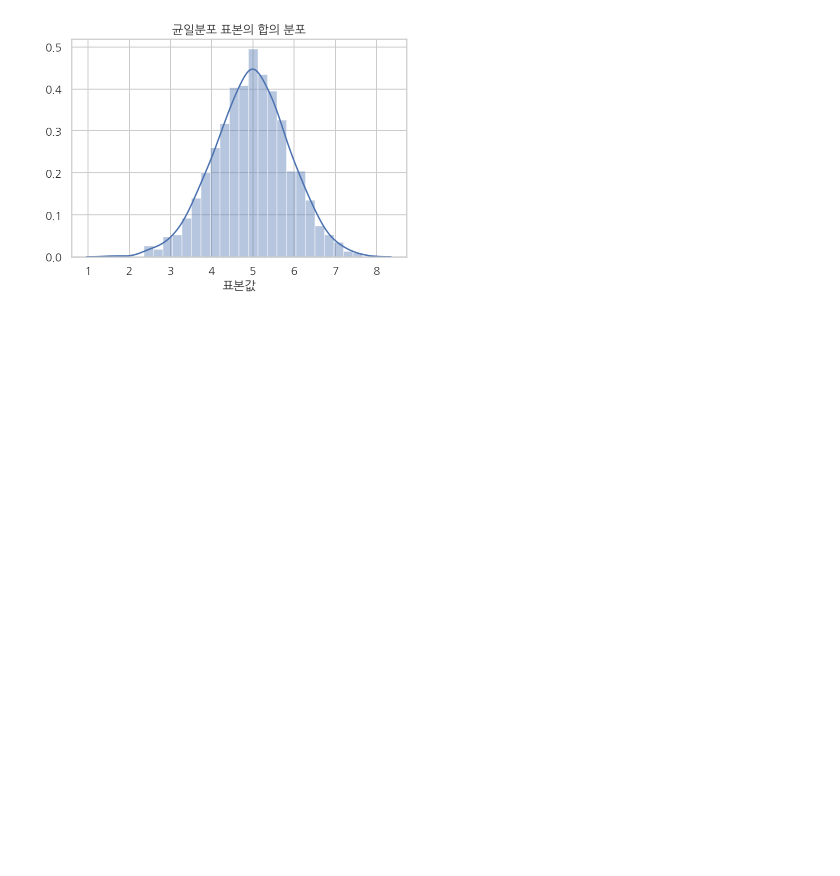
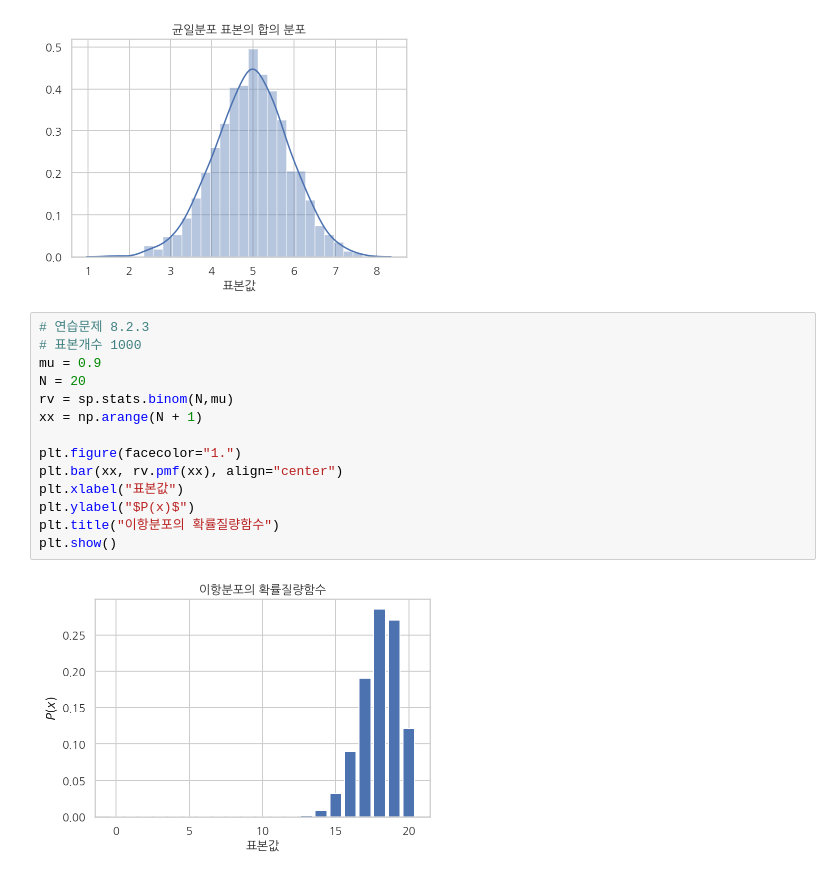
Before and after one commit to whguswls58/TIL, a Jupyter notebook: math/200509_mathclass.ipynb, the cells around one changed output. Saved outputs shown, nothing was run; the diff lists cells and outputs as text; blank space fills up the shorter version.

Commit message:
feat: add binomial distribution simulation 연습문제 8.1.2

```diff
--- a/math/200509_mathclass.ipynb
+++ b/math/200509_mathclass.ipynb
@@ -49,3 +49,19 @@ plt.xlabel("표본값")
 plt.show()
 # %% [output]
 [figure]
+# %%
+# 연습문제 8.2.3
+# 표본개수 1000
+mu = 0.9
+N = 20
+rv = sp.stats.binom(N,mu)
+xx = np.arange(N + 1)
+
+plt.figure(facecolor="1.")
+plt.bar(xx, rv.pmf(xx), align="center")
+plt.xlabel("표본값")
+plt.ylabel("$P(x)$")
+plt.title("이항분포의 확률질량함수")
+plt.show()
+# %% [output]
+[figure, added]
```
Also changed, not shown: parts of 3 cells of this notebook.
